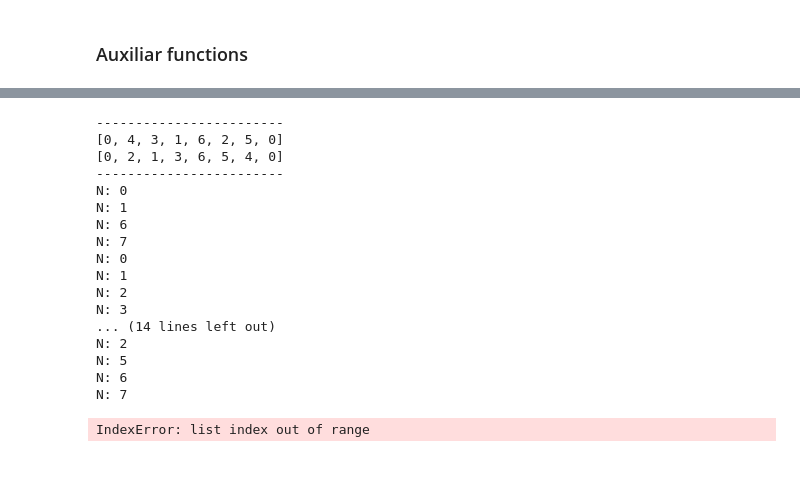
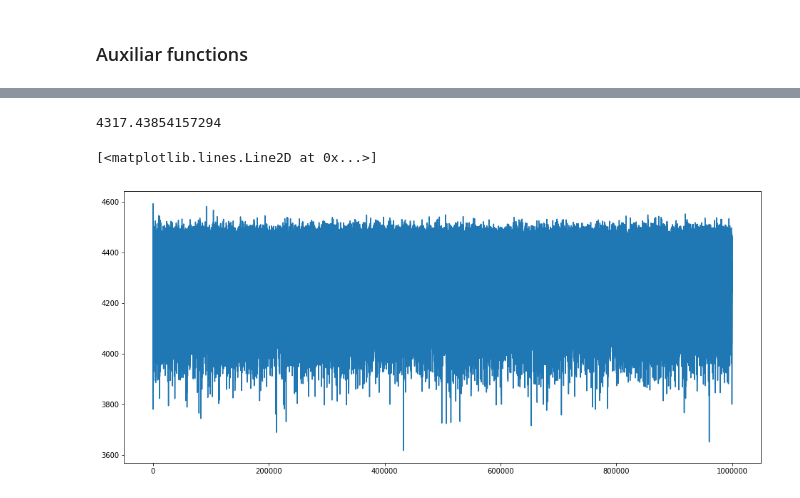
Before and after one commit to syslogg/Travelling-Salesman-Problem, a Jupyter notebook: TSP.ipynb, the cells around one changed output, grey strips where cells are left out. Saved outputs shown, nothing was run; the diff lists cells and outputs as text; code cells hidden in the pictures; blank space fills up the shorter version.

```diff
--- a/TSP.ipynb
+++ b/TSP.ipynb
@@ -41,13 +41,21 @@ AttributeError: module 'matplotlib.colors' has no attribute 'to_rgba'
 # %%
 def euclidian(city_from, city_to):
     return np.sqrt((city_to[0]-city_from[0])**2 + (city_to[1]-city_from[1])**2)
+# %%
+mapCity = []
+for city1 in cities:
+    temp = []
+    for city2 in cities:
+        temp.append(euclidian(city1,city2))
+    mapCity.append(temp)
 # %%
 def fitness_func(list_cities_enum, cities):
     sum_euclidian = 0
     aux_city = -1
     for i_city in list_cities_enum:
         if aux_city != -1:
-            sum_euclidian += euclidian(cities[aux_city],cities[i_city])
+            sum_euclidian += mapCity[aux_city][i_city]
+            #sum_euclidian += euclidian(cities[aux_city],cities[i_city])
         aux_city = i_city
     return sum_euclidian
 # %%
@@ -106,15 +114,9 @@ def crossover(parent_one, parent_two):
 
     #Algorithm used: OX - Ordered Crossove
 
-    print("------------------------")
-    print(parent_one)
-    print(parent_two)
-    print("------------------------")
-
     # Generate first descedent
     while i < len(parent_one):
         if i < limits_one[0] or i > limits_one[1]:
-            print("N: "+str(i))
             while (parent_two[aux] in core_one):
                 aux += 1
             mount_one.append(parent_two[aux])
@@ -127,16 +129,16 @@ def crossover(parent_one, parent_two):
     aux = 0
     n = 0
 
+
     # Generate second descedent
     while n < len(parent_two):
         if n < limits_two[0] or n > limits_two[1]:
-            print("N: "+str(n))
             while (parent_one[aux] in core_two):
                 aux += 1
             mount_two.append(parent_one[aux])
             aux += 1
         else:
-            mount_two.append(parent_one[n])
+            mount_two.append(parent_two[n])
 
         n += 1
     return (mount_one, mount_two)
@@ -172,6 +210,12 @@ def create_new_generation(selecteds):
 # %%
+population = create_random_paths(cities)
+history_fitness_func = []
 
-#selecteds = create_random_paths(cities)
-#roulette = ride_roulette(selecteds)
-#new_selects = [spin_roulette(roulette)[0] for i in range(0, amount_select)]
-#create_new_generation(new_selects)
+for i in range(0, 1000000):
+    #roulette = ride_roulette(population)
+    #new_selects = [spin_roulette(roulette)[0] for i in range(0, amount_select)]
+    #population = create_new_generation(new_selects)
+    population = new_generate_second_method(population)
+    t = fitness_func(min(population, key=lambda x: fitness_func(x,cities)),cities)
+    history_fitness_func.append(t)
+    #print(t)
@@ -216,26 +222,11 @@ N: 6
-# %%
-roulette2 = ride_roulette(test1)
-new_selects2 = [spin_roulette(roulette2)[0] for i in range(0, amount_select)]
-test2 = create_new_generation(new_selects2)
-
-print("test2")
-print(new_selects2)
-# %% [output]
-------------------------
-[0, 4, 3, 1, 6, 2, 5, 0]
-[0, 2, 1, 3, 6, 5, 4, 0]
-------------------------
-N: 0
-N: 1
-N: 6
-N: 7
-N: 0
-N: 1
-N: 2
-N: 3
-... (14 lines left out)
-N: 2
-N: 5
-N: 6
-N: 7
-IndexError: list index out of range
+# %%
+fitness_func(min(population, key=lambda x: fitness_func(x,cities)),cities)
+# %% [output]
+4317.43854157294
+# %%
+fig = plt.figure(figsize=(16,7))
+ax = fig.add_subplot(1, 1, 1)
+ax.plot(history_fitness_func)
+# %% [output]
+[<matplotlib.lines.Line2D at 0x...>]
+[figure, added]
```
Also changed, not shown: parts of 6 cells of this notebook, 3 other files.
